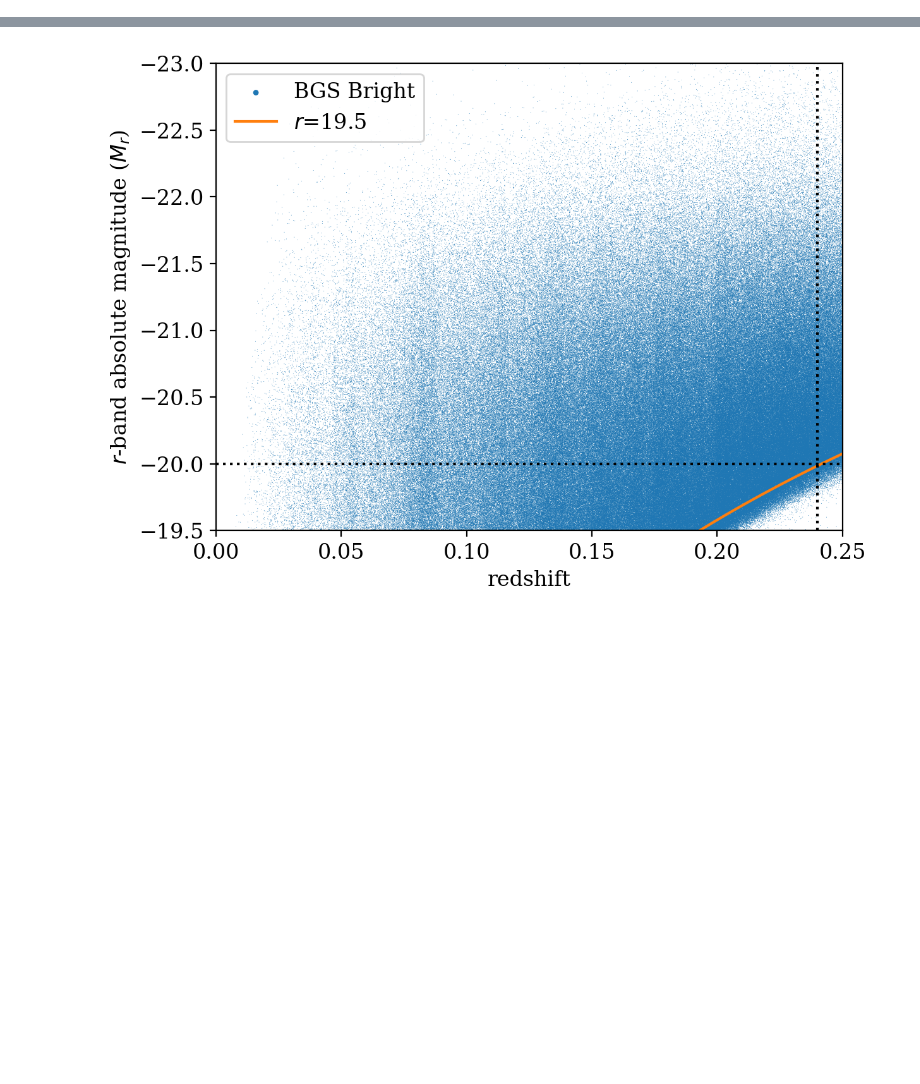
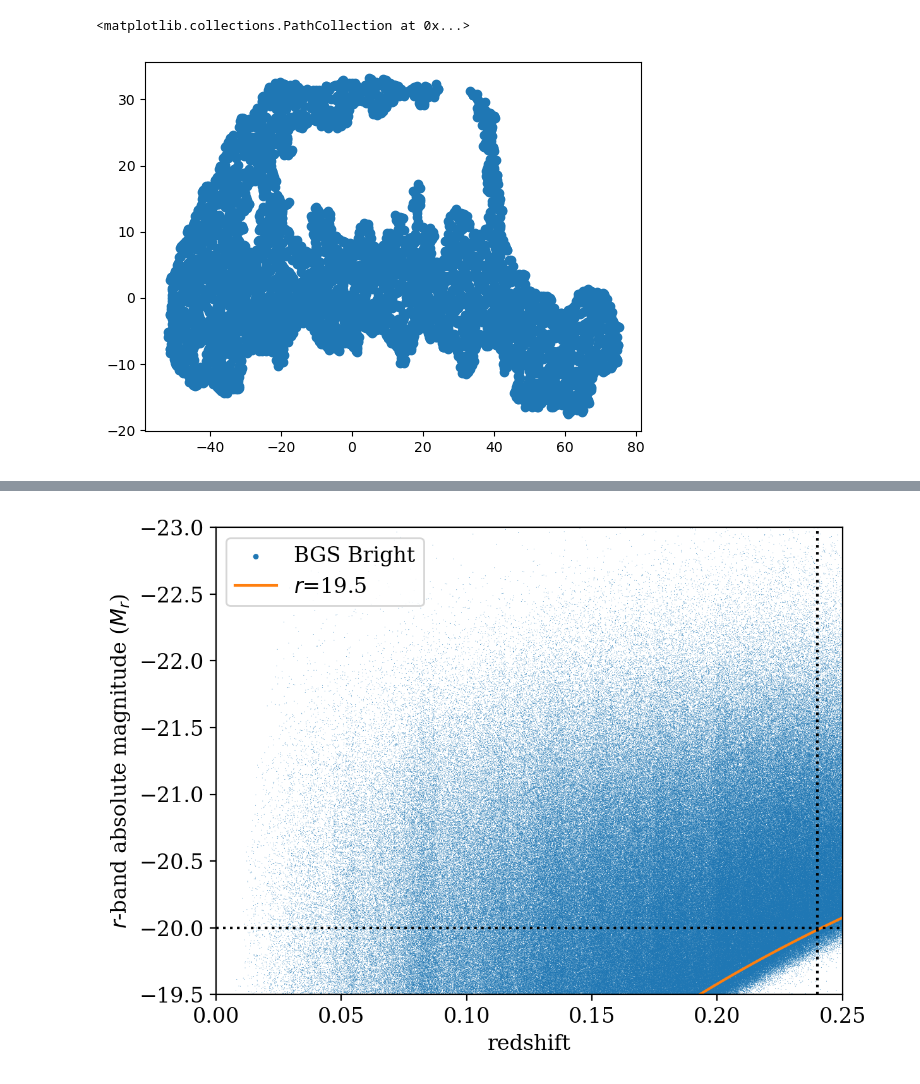
Before and after one commit to hbrincon/DESIVAST, a Jupyter notebook: galaxy_catalog/iron_info.ipynb, the cells around one changed output, grey strips where cells are left out. Drawn from its saved outputs; the diff is of its cells as text; code cells hidden in the pictures; blank space fills up the shorter version.

```diff
--- a/galaxy_catalog/iron_info.ipynb
+++ b/galaxy_catalog/iron_info.ipynb
@@ -8,0 +262,5 @@ from vast.voidfinder.postprocessing import open_fits_file
+# %%
+plt.scatter(voidfinder_catalog['SGC'].maximals['ra'], voidfinder_catalog['SGC'].maximals['dec'])
+# %% [output]
+<matplotlib.collections.PathCollection at 0x...>
+[figure, added]
```
Also changed, not shown: parts of 12 cells of this notebook, 4 other files.
